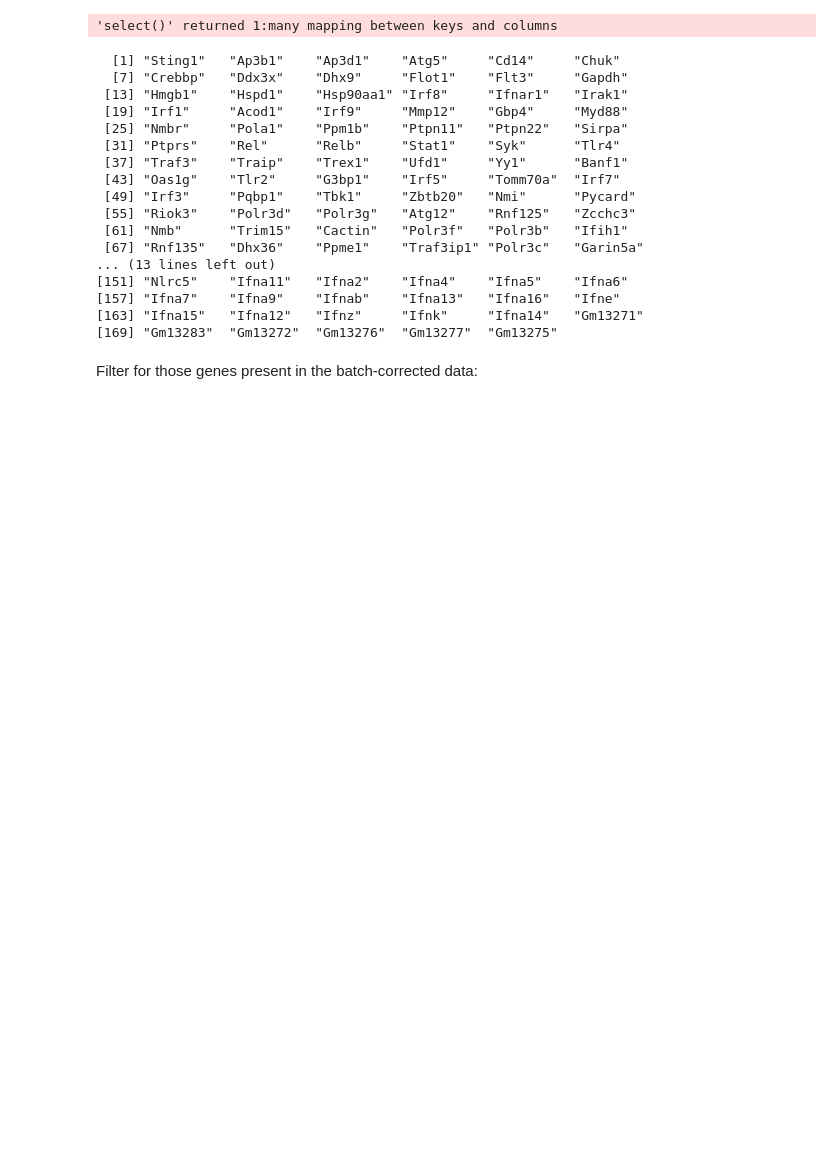
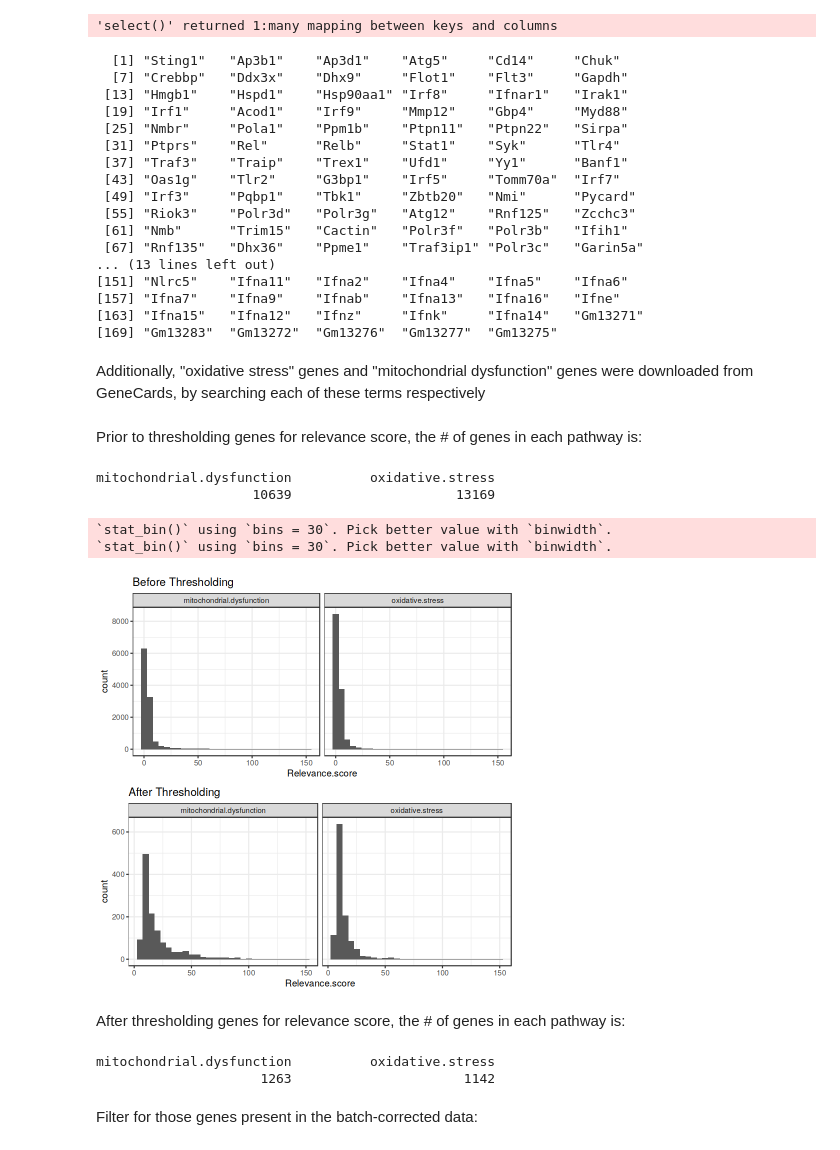
Before and after one commit to hmbaghdassarian/norcross_abc, a Jupyter notebook: notebooks/04_Transcriptional_Analysis/04C_CellTypeSignatures.ipynb, the cells around one changed output. Drawn from its saved outputs; the diff is of its cells as text; code cells hidden in the pictures; blank space fills up the shorter version.

```diff
--- a/notebooks/04_Transcriptional_Analysis/04C_CellTypeSignatures.ipynb
+++ b/notebooks/04_Transcriptional_Analysis/04C_CellTypeSignatures.ipynb
@@ -72,3 +76,5 @@ type1.ifns
 [157] "Ifna7"    "Ifna9"    "Ifnab"    "Ifna13"   "Ifna16"   "Ifne"
 [163] "Ifna15"   "Ifna12"   "Ifnz"     "Ifnk"     "Ifna14"   "Gm13271"
 [169] "Gm13283"  "Gm13272"  "Gm13276"  "Gm13277"  "Gm13275"
+# %% [markdown]
+Additionally, "oxidative stress" genes and "mitochondrial dysfunction" genes were downloaded from GeneCards, by searching each of these terms respectively
@@ -75,3 +94,45 @@ type1.ifns
+# %%
+ros = list('mitochondrial.dysfunction' = read.csv(paste0(data_path, 'raw/', 'genecards_mitochondrial_dysfunction.csv' )),
+          'oxidative.stress' = read.csv(paste0(data_path, 'raw/', 'genecards_oxidative_stress.csv' )))
+
+
+for (term in names(ros)){
+    # quick conversion to mouse
+    ros[[term]][['Gene.Symbol']]<-unname(sapply(ros[[term]][['Gene.Symbol']],
+                                            function(x) paste0(substr(x, 1, 1), substr(tolower(x), 2, nchar(x)))))
+    ros[[term]][['Pathway.Name']]<-term
+}
+ros<-do.call("rbind", ros)
+# %% [markdown]
+Prior to thresholding genes for relevance score, the # of genes in each pathway is:
+# %%
+table(ros$Pathway.Name)
+# %% [output]
+mitochondrial.dysfunction          oxidative.stress
+                    10639                     13169
+# %%
+gA<-ggplot(data = ros, aes(x = Relevance.score)) + geom_histogram() + facet_wrap(~Pathway.Name) +
+ggtitle('Before Thresholding') + theme_bw()
+
+score.thresh<-7
+ros<-ros[ros$Relevance.score > score.thresh,]
+
+gB<-ggplot(data = ros, aes(x = Relevance.score)) + geom_histogram() + facet_wrap(~Pathway.Name) +
+ggtitle('After Thresholding') + theme_bw()
+
+g<-cowplot::plot_grid(gA, gB, ncol = 1)
+g
+# %% [output]
+`stat_bin()` using `bins = 30`. Pick better value with `binwidth`.
+`stat_bin()` using `bins = 30`. Pick better value with `binwidth`.
+[figure, added]
+# %% [markdown]
+After thresholding genes for relevance score, the # of genes in each pathway is:
+# %%
+table(ros$Pathway.Name)
+# %% [output]
+mitochondrial.dysfunction          oxidative.stress
+                     1263                      1142
 # %% [markdown]
 Filter for those genes present in the batch-corrected data:
 # %%
```
Also changed, not shown: parts of 29 cells of this notebook, 2 other files.
